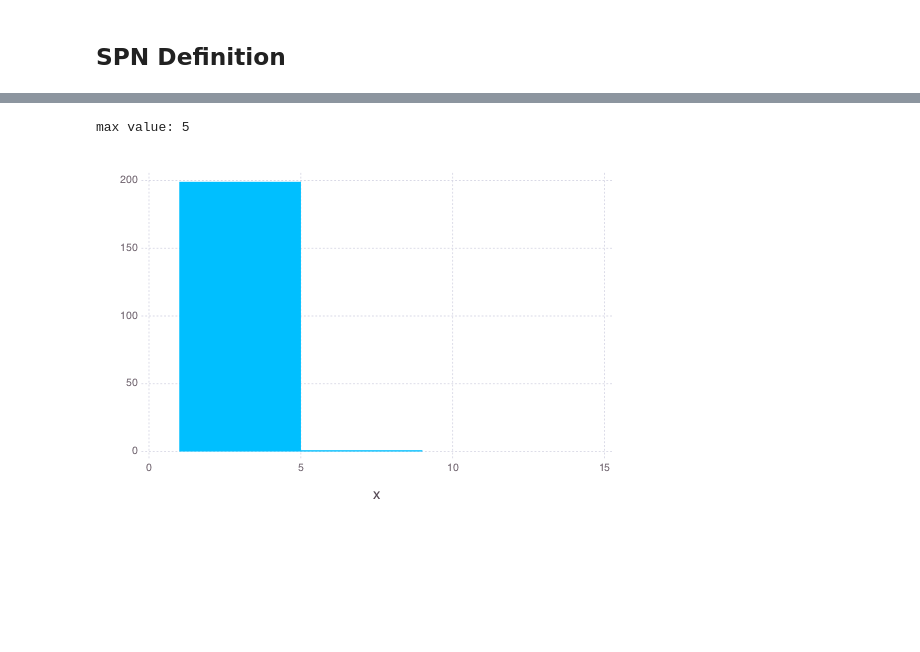
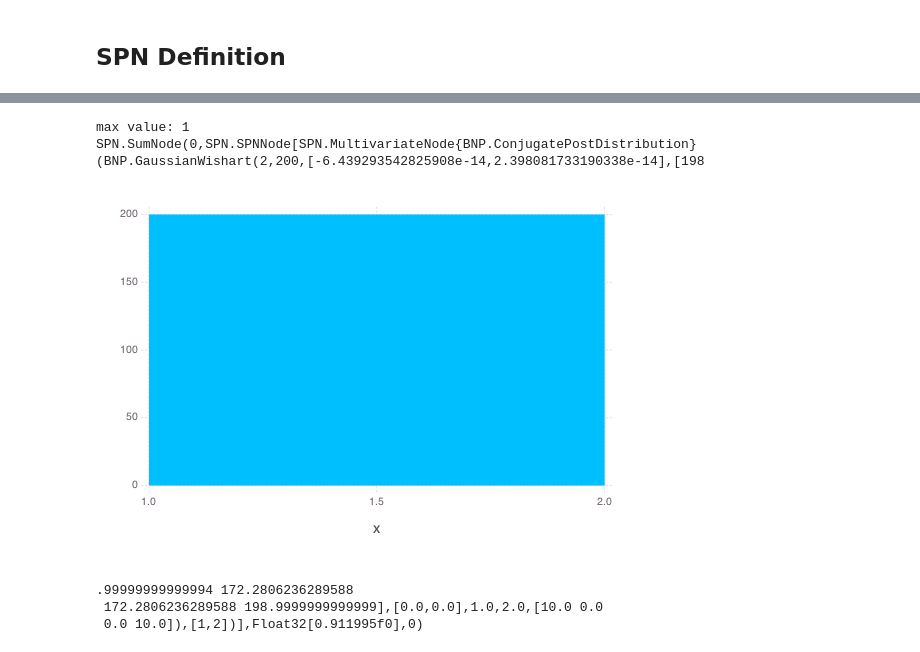
Before and after one commit to trappmartin/SumProductNetworks.jl, a Jupyter notebook: playground/crosscat SPN.ipynb, the cells around one changed output, grey strips where cells are left out. Drawn from its saved outputs; the diff is of its cells as text; code cells hidden in the pictures; blank space fills up the shorter version.

```diff
--- a/playground/crosscat SPN.ipynb
+++ b/playground/crosscat SPN.ipynb
@@ -156,0 +61,12 @@ SPNBuffer(2,200,[1,2,3,4,5,6,7,8,9,10  …  191,192,193,194,195,196,197,198,199,
+# %%
+function prune(Buf::SPN.SPNBuffer, node::SPN.Leaf)
+
+    println("leaf")
+
+    if Buf.N == 0
+        return true
+    else
+        return false
+    end
+
+end
@@ -156,0 +75,12 @@ SPNBuffer(2,200,[1,2,3,4,5,6,7,8,9,10  …  191,192,193,194,195,196,197,198,199,
+# %%
+function prune(Buf::SPN.SPNBuffer, node::SPN.Node)
+
+    deepprune!(Buf, node)
+
+    if length(node.children) == 0
+        return true
+    else
+        return false
+    end
+
+end
@@ -158,8 +160,6 @@ SPNBuffer(2,200,[1,2,3,4,5,6,7,8,9,10  …  191,192,193,194,195,196,197,198,199,
 α = 1.0
 
 "Sum Node SPN extension."
-
-#"Single iteration of collabsed Gibbs sampling using CRP."
 #function cgibbs_crp!(B::DPMBuffer)
 
     # randomize data
@@ -179,10 +179,7 @@ SPNBuffer(2,200,[1,2,3,4,5,6,7,8,9,10  …  191,192,193,194,195,196,197,198,199,
         z = B.Z(index)
 
         # remove sample from cluster
-        # remove_data!(B.G[z], x)
-
-        # remove cluster assignment
-        # B.C[z] -= 1
+        SPN.deepremove_data!(root.children[z], x)
 
         # remove cluster assignment
         z = -1
@@ -197,37 +194,45 @@ SPNBuffer(2,200,[1,2,3,4,5,6,7,8,9,10  …  191,192,193,194,195,196,197,198,199,
         end
 
         p[K + 1] = logpred(G0, x) + log( α / (B.N + α - 1) )
         p = exp(p - maximum(p))
 
         k = rand_indices(p)
 
         if k > K
             # add new cluster
 
             d = deepcopy(G0)
             add_data!(d, x)
 
             # create mv node
             SPN.add!(root, SPN.MultivariateNode{ConjugatePostDistribution}(d, collect(1:D)) )
 
             B.Z.c += 1
             K = B.Z.c
             p = ones(K + 1) * -Inf
 
         else
-          # add to cluster
-          #add_data!(B.G[k], x)
+            # add to cluster
+            SPN.deepadd_data!(root.children[k], x)
         end
 
         B.Z.Z[index] = k
     end
 
-#  B
-#end
+    # prune this and all child nodes if necessary
+    if prune(B, root)
+        # this node can be removed
+
+    end
+
 
 println("max value: ", maximum(B.Z.Z))
-
+println(root)
 plot(x = B.Z.Z, Geom.histogram)
 # %% [output]
-max value: 5
+max value: 1
+SPN.SumNode(0,SPN.SPNNode[SPN.MultivariateNode{BNP.ConjugatePostDistribution}(BNP.GaussianWishart(2,200,[-6.439293542825908e-14,2.398081733190338e-14],[198
-[figure, old version]
+[figure, new version]
+.99999999999994 172.2806236289588
+ 172.2806236289588 198.9999999999999],[0.0,0.0],1.0,2.0,[10.0 0.0
+ 0.0 10.0]),[1,2])],Float32[0.911995f0],0)
```
Also changed, not shown: parts of 17 cells of this notebook, 7 other files.
